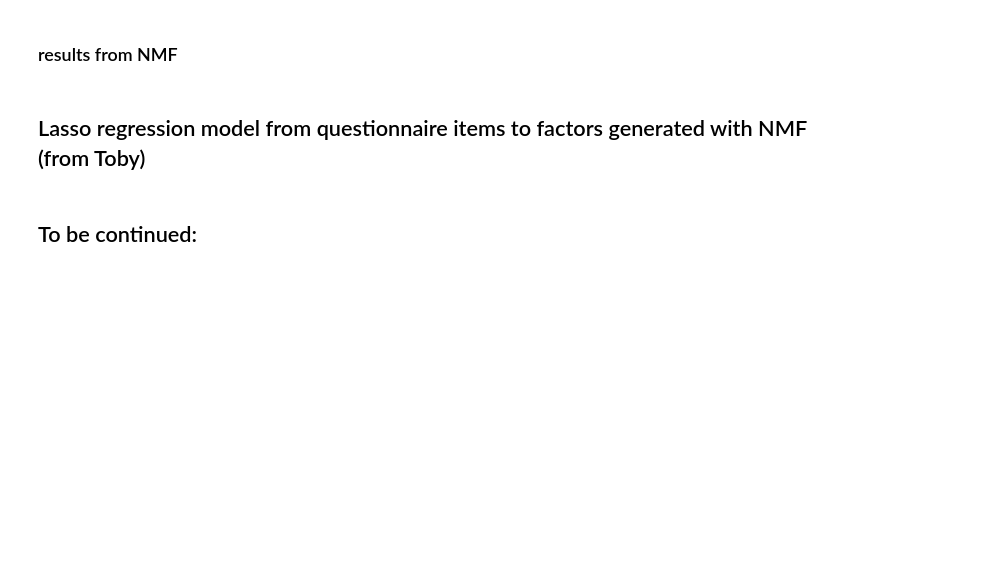
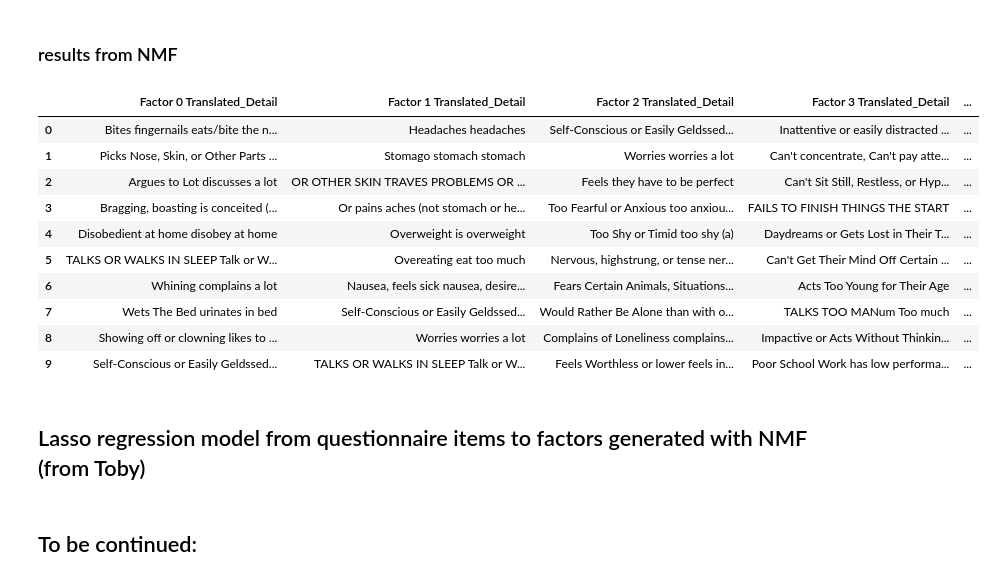
Before and after one commit to ReveRoyl/ABCD_tabular_data_analysis, a Jupyter notebook: notebooks/Autoencoder.ipynb, the cells around one changed output. Drawn from its saved outputs; the diff is of its cells as text; code cells hidden in the pictures; blank space fills up the shorter version.

```diff
--- a/notebooks/Autoencoder.ipynb
+++ b/notebooks/Autoencoder.ipynb
@@ -253,23 +383,35 @@ details_autoencoder
 # %% [markdown]
 ### results from NMF
 # %%
-label = pd.read_csv(
-    r"G:\ABCD\script\trail\trail_tsne_RF\factor analysis\output\NA\NMF_H.csv"
+label = pd.read_csv(data_path /
+    "NMF_H.csv"
 ).iloc[:, 1:]
-label.index = qns.iloc[:, 2:].columns
+label.index = qns.iloc[:, 1:].columns
 df_NMF = pd.DataFrame()
 for i in range(5):
     df0 = (
         label["V{0}".format(i + 1)]
         .reindex(label["V{0}".format(i + 1)].abs().sort_values(ascending=False).index)
         .to_frame(name="V{0}".format(i + 1))
     )
     df0 = df0.reset_index().rename(columns={"index": "Row_Name{0}".format(i + 1)})
     df_NMF = pd.concat([df_NMF, df0], axis=1)
 df_NMF_even_columns = df_NMF.iloc[:, ::2]  # 选择所有行和每隔两列的列
 
-details = translate_text(df_NMF_even_columns, 5, "en")
-details
+details = translate_text(df_NMF_even_columns.head(10), "en")
+details.iloc[:, 1::2]
+# %% [output]
+|  | Factor 0 Translated_Detail | Factor 1 Translated_Detail | Factor 2 Translated_Detail | Factor 3 Translated_Detail | ... |
+| 0 | Bites fingernails eats/bite the n... | Headaches headaches | Self-Conscious or Easily Geldssed... | Inattentive or easily distracted ... | ... |
+| 1 | Picks Nose, Skin, or Other Parts ... | Stomago stomach stomach | Worries worries a lot | Can't concentrate, Can't pay atte... | ... |
+| 2 | Argues to Lot discusses a lot | OR OTHER SKIN TRAVES PROBLEMS OR ... | Feels they have to be perfect | Can't Sit Still, Restless, or Hyp... | ... |
+| 3 | Bragging, boasting is conceited (... | Or pains aches (not stomach or he... | Too Fearful or Anxious too anxiou... | FAILS TO FINISH THINGS THE START | ... |
+| 4 | Disobedient at home disobey at home | Overweight is overweight | Too Shy or Timid too shy (a) | Daydreams or Gets Lost in Their T... | ... |
+| 5 | TALKS OR WALKS IN SLEEP Talk or W... | Overeating eat too much | Nervous, highstrung, or tense ner... | Can't Get Their Mind Off Certain ... | ... |
+| 6 | Whining complains a lot | Nausea, feels sick nausea, desire... | Fears Certain Animals, Situations... | Acts Too Young for Their Age | ... |
+| 7 | Wets The Bed urinates in bed | Self-Conscious or Easily Geldssed... | Would Rather Be Alone than with o... | TALKS TOO MANum Too much | ... |
+| 8 | Showing off or clowning likes to ... | Worries worries a lot | Complains of Loneliness complains... | Impactive or Acts Without Thinkin... | ... |
+| 9 | Self-Conscious or Easily Geldssed... | TALKS OR WALKS IN SLEEP Talk or W... | Feels Worthless or lower feels in... | Poor School Work has low performa... | ... |
 # %% [markdown]
 ## Lasso regression model from questionnaire items to factors generated with NMF (from Toby)
 # %%
```
Also changed, not shown: parts of 16 cells of this notebook, 5 other files.
